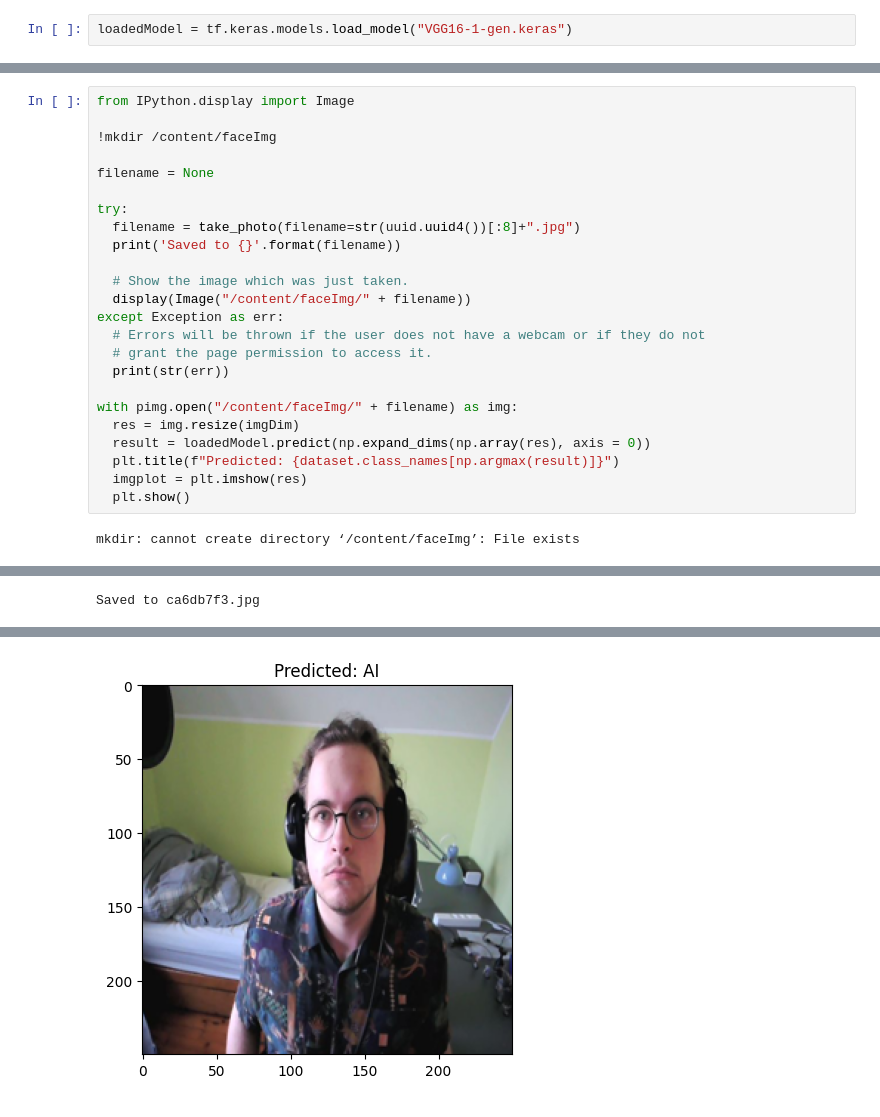
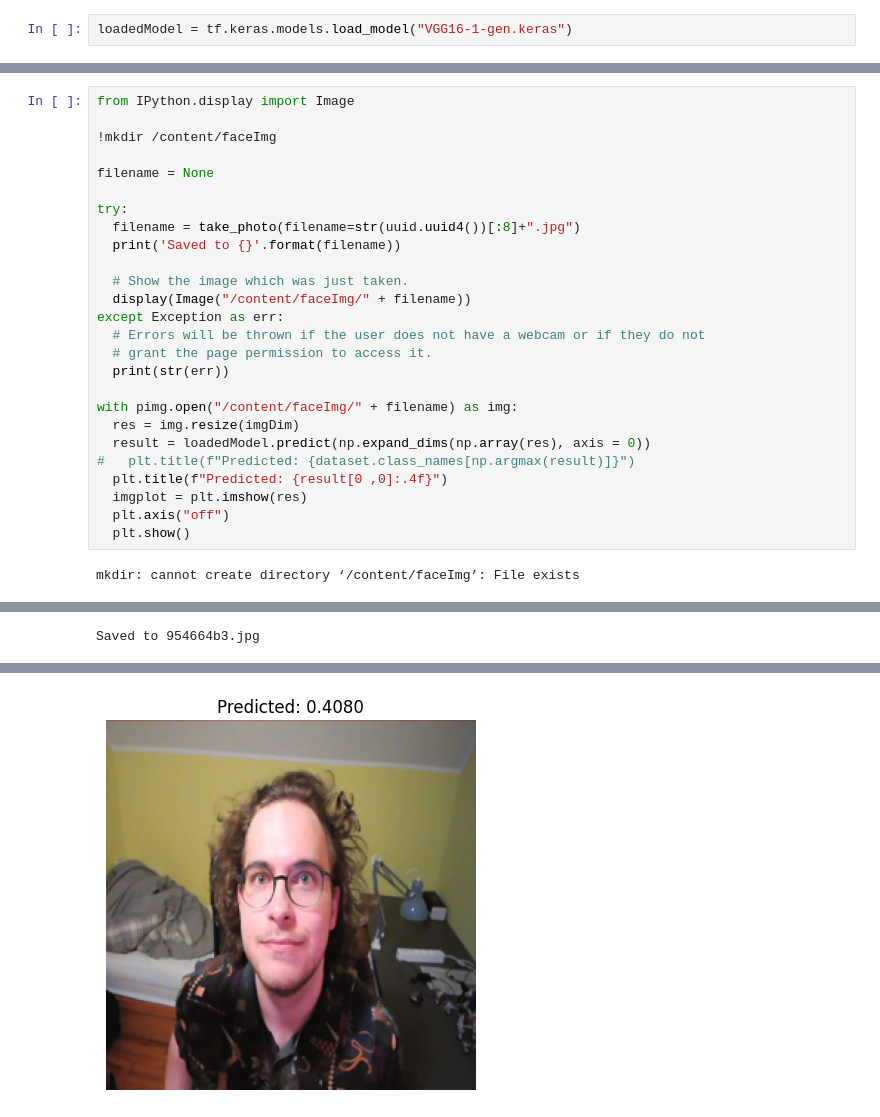
Before and after one commit to Morfinic/PWR_1_st.2_UM, a Jupyter notebook: P2_Face_Detect.ipynb, the cells around one changed output, grey strips where cells are left out. Saved outputs shown, nothing was run; the diff lists cells and outputs as text.

```diff
--- a/P2_Face_Detect.ipynb
+++ b/P2_Face_Detect.ipynb
@@ -324,10 +327,12 @@ except Exception as err:
 with pimg.open("/content/faceImg/" + filename) as img:
   res = img.resize(imgDim)
   result = loadedModel.predict(np.expand_dims(np.array(res), axis = 0))
-  plt.title(f"Predicted: {dataset.class_names[np.argmax(result)]}")
+#   plt.title(f"Predicted: {dataset.class_names[np.argmax(result)]}")
+  plt.title(f"Predicted: {result[0 ,0]:.4f}")
   imgplot = plt.imshow(res)
+  plt.axis("off")
   plt.show()
 # %% [output]
 mkdir: cannot create directory ‘/content/faceImg’: File exists
 [interactive output not drawn]
-Saved to ca6db7f3.jpg
+Saved to 954664b3.jpg
@@ -336,4 +341,4 @@ Saved to ca6db7f3.jpg
-[figure, old version]
+[figure, new version]
 # %%
 !mkdir /content/uploadedImgs
 %cd /content/uploadedImgs
```
Also changed, not shown: parts of 7 cells of this notebook.
